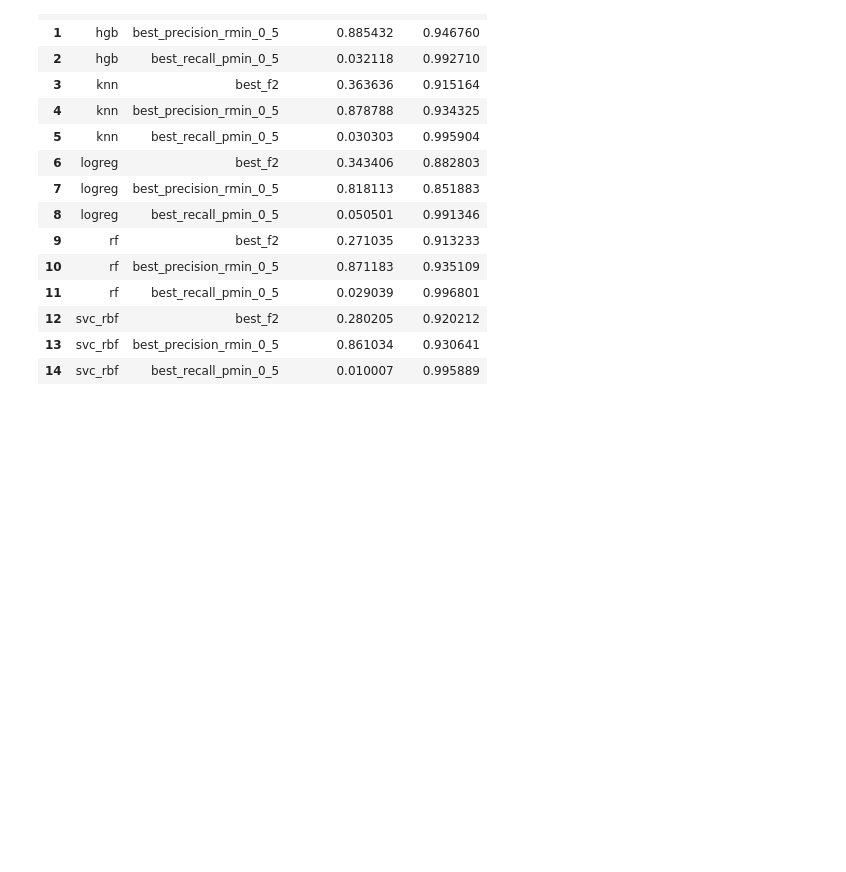
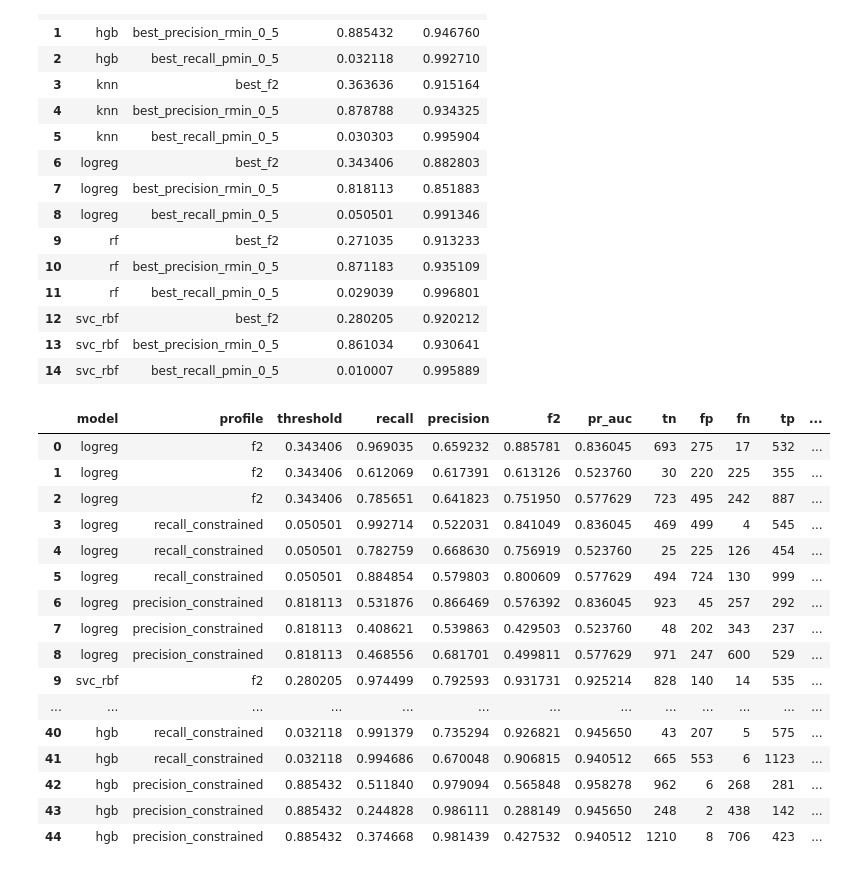
Before and after one commit to JanMatusiak/exoplanet-detection, a Jupyter notebook: notebooks/04_evaluate_models.ipynb, the cells around one changed output. Cells and saved outputs as stored; diff of their text form; code cells hidden in the pictures; blank space fills up the shorter version.

Commit message:
create a dataframe to compare each model on test sets

```diff
--- a/notebooks/04_evaluate_models.ipynb
+++ b/notebooks/04_evaluate_models.ipynb
@@ -167,3 +167,73 @@ fitted: hgb | best_precision_rmin_0_5
 | 12 | svc_rbf | best_f2 | 0.280205 | 0.920212 |
 | 13 | svc_rbf | best_precision_rmin_0_5 | 0.861034 | 0.930641 |
 | 14 | svc_rbf | best_recall_pmin_0_5 | 0.010007 | 0.995889 |
+# %%
+profile_label_map = {
+    "best_f2": "f2",
+    "best_recall_pmin_0_5": "recall_constrained",
+    "best_precision_rmin_0_5": "precision_constrained",
+}
+
+
+def get_positive_scores(estimator, x):
+    if hasattr(estimator, "predict_proba"):
+        return estimator.predict_proba(x)[:, 1]
+    return estimator.decision_function(x)
+
+
+evaluation_rows = []
+X_combined = pd.concat([X_test, X_k2p], axis=0, ignore_index=True)
+y_combined = pd.concat([y_test, y_k2p], axis=0, ignore_index=True)
+datasets = [
+    ("KOI_test", X_test, y_test),
+    ("K2P", X_k2p, y_k2p),
+    ("KOI_test_plus_K2P", X_combined, y_combined),
+]
+
+for model_name, profile_models in tuned_threshold_models.items():
+    for raw_profile_name, tuned_model in profile_models.items():
+        profile_name = profile_label_map[raw_profile_name]
+        threshold = float(tuned_model.best_threshold_)
+
+        for dataset_name, x_eval, y_eval in datasets:
+            y_pred = tuned_model.predict(x_eval)
+            y_score = get_positive_scores(tuned_model, x_eval)
+            tn, fp, fn, tp = confusion_matrix(y_eval, y_pred, labels=[0, 1]).ravel()
+
+            evaluation_rows.append(
+                {
+                    "model": model_name,
+                    "profile": profile_name,
+                    "threshold": threshold,
+                    "recall": recall_score(y_eval, y_pred, zero_division=0),
+                    "precision": precision_score(y_eval, y_pred, zero_division=0),
+                    "f2": fbeta_score(y_eval, y_pred, beta=2, zero_division=0),
+                    "pr_auc": average_precision_score(y_eval, y_score),
+                    "tn": int(tn),
+                    "fp": int(fp),
+                    "fn": int(fn),
+                    "tp": int(tp),
+                    "dataset": dataset_name,
+                }
+            )
+
+comparison_df = pd.DataFrame(evaluation_rows)
+comparison_df
+# %% [output]
+|  | model | profile | threshold | recall | precision | f2 | pr_auc | tn | fp | fn | tp | ... |
+| 0 | logreg | f2 | 0.343406 | 0.969035 | 0.659232 | 0.885781 | 0.836045 | 693 | 275 | 17 | 532 | ... |
+| 1 | logreg | f2 | 0.343406 | 0.612069 | 0.617391 | 0.613126 | 0.523760 | 30 | 220 | 225 | 355 | ... |
+| 2 | logreg | f2 | 0.343406 | 0.785651 | 0.641823 | 0.751950 | 0.577629 | 723 | 495 | 242 | 887 | ... |
+| 3 | logreg | recall_constrained | 0.050501 | 0.992714 | 0.522031 | 0.841049 | 0.836045 | 469 | 499 | 4 | 545 | ... |
+| 4 | logreg | recall_constrained | 0.050501 | 0.782759 | 0.668630 | 0.756919 | 0.523760 | 25 | 225 | 126 | 454 | ... |
+| 5 | logreg | recall_constrained | 0.050501 | 0.884854 | 0.579803 | 0.800609 | 0.577629 | 494 | 724 | 130 | 999 | ... |
+| 6 | logreg | precision_constrained | 0.818113 | 0.531876 | 0.866469 | 0.576392 | 0.836045 | 923 | 45 | 257 | 292 | ... |
+| 7 | logreg | precision_constrained | 0.818113 | 0.408621 | 0.539863 | 0.429503 | 0.523760 | 48 | 202 | 343 | 237 | ... |
+| 8 | logreg | precision_constrained | 0.818113 | 0.468556 | 0.681701 | 0.499811 | 0.577629 | 971 | 247 | 600 | 529 | ... |
+| 9 | svc_rbf | f2 | 0.280205 | 0.974499 | 0.792593 | 0.931731 | 0.925214 | 828 | 140 | 14 | 535 | ... |
+| ... | ... | ... | ... | ... | ... | ... | ... | ... | ... | ... | ... | ... |
+| 40 | hgb | recall_constrained | 0.032118 | 0.991379 | 0.735294 | 0.926821 | 0.945650 | 43 | 207 | 5 | 575 | ... |
+| 41 | hgb | recall_constrained | 0.032118 | 0.994686 | 0.670048 | 0.906815 | 0.940512 | 665 | 553 | 6 | 1123 | ... |
+| 42 | hgb | precision_constrained | 0.885432 | 0.511840 | 0.979094 | 0.565848 | 0.958278 | 962 | 6 | 268 | 281 | ... |
+| 43 | hgb | precision_constrained | 0.885432 | 0.244828 | 0.986111 | 0.288149 | 0.945650 | 248 | 2 | 438 | 142 | ... |
+| 44 | hgb | precision_constrained | 0.885432 | 0.374668 | 0.981439 | 0.427532 | 0.940512 | 1210 | 8 | 706 | 423 | ... |
```
Also changed, not shown: parts of 2 cells of this notebook.
